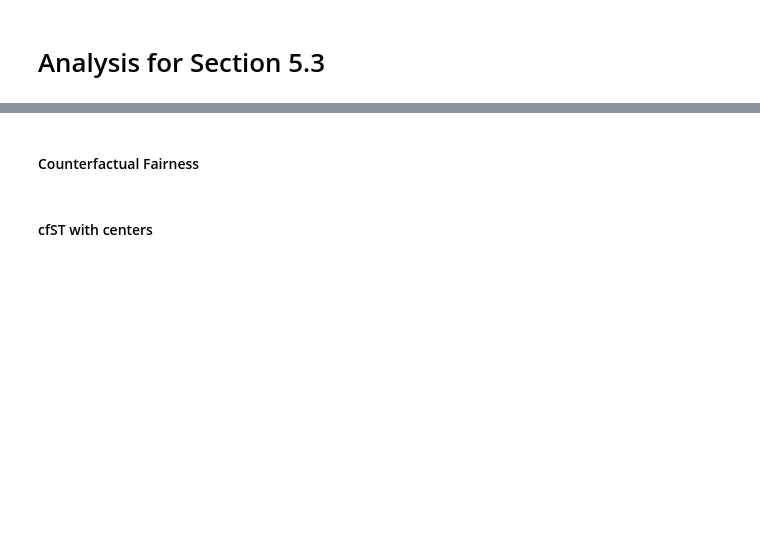
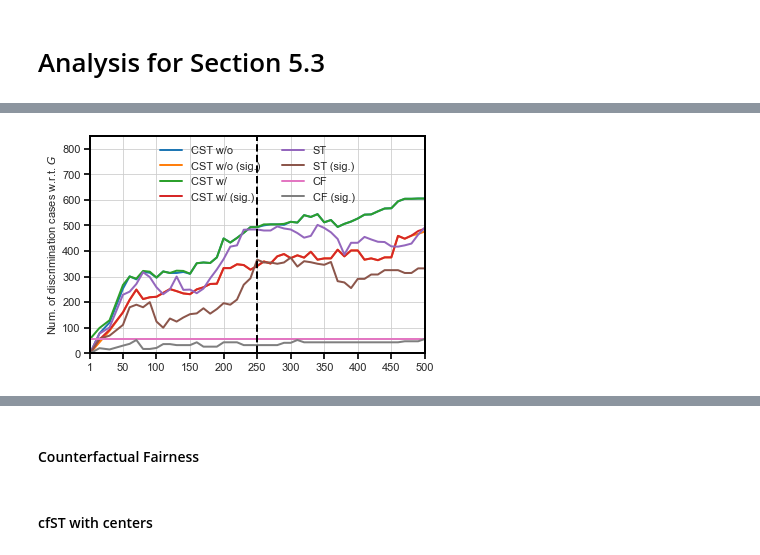
Before and after one commit to cc-jalvarez/counterfactual-situation-testing, a Jupyter notebook: src/analysis_law_school.ipynb, the cells around one changed output, grey strips where cells are left out. Cells and saved outputs as stored; diff of their text form; code cells hidden in the pictures; blank space fills up the shorter version.

```diff
--- a/src/analysis_law_school.ipynb
+++ b/src/analysis_law_school.ipynb
@@ -33,0 +248,21 @@ resu_path = os.path.abspath(os.path.join(wd, 'results')) + '\\'
+# %%
+plt.plot(g_k_results['k'], g_k_results['CSTwo'], label='CST w/o')
+plt.plot(g_k_results['k'], g_k_results['CSTwo_sig'], label='CST w/o (sig.)')
+plt.plot(g_k_results['k'], g_k_results['CSTwi'], label='CST w/')
+plt.plot(g_k_results['k'], g_k_results['CSTwi_sig'], label='CST w/ (sig.)')
+plt.plot(g_k_results['k'], g_k_results['ST'], label='ST')
+plt.plot(g_k_results['k'], g_k_results['ST_sig'], label='ST (sig.)')
+plt.plot(g_k_results['k'], g_k_results['CF'], label='CF')
+plt.plot(g_k_results['k'], g_k_results['CF_sig'], label='CF (sig.)')
+plt.xlim(K_l, k_u)
+plt.xticks(x_axis)
+plt.ylim(0, 850) #g_k_results.iloc[-1].max() + 15)
+# plt.ylim(k_results.iloc[0].min() - 5, k_results.iloc[-1].max() + 5)
+plt.axvline(x=250, linestyle='--', color='black') #, label='$k=250$')
+plt.ylabel("Num. of discrimination cases w.r.t. $G$")
+plt.legend(loc='upper center', ncol=2, fancybox=True)
+# plt.title('CST w/o vs ST')
+plt.savefig(os.path.join(figu_path, 'G_all_nums_versus_k.png'), dpi=300, bbox_inches='tight')
+plt.show()
+# %% [output]
+[figure, added]
```
Also changed, not shown: parts of 58 cells of this notebook, 10 other files.
